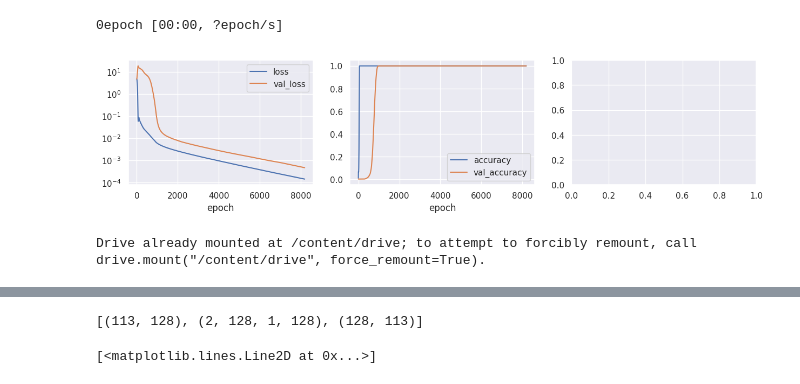
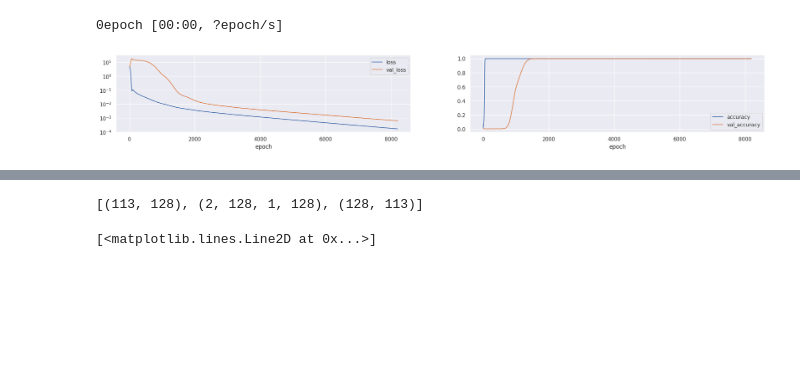
Before and after one commit to FriedChips/dl_basics, a Jupyter notebook: experiments/modulo_arithmetic.ipynb, the cells around one changed output, grey strips where cells are left out. Saved outputs shown, nothing was run; the diff lists cells and outputs as text; code cells hidden in the pictures; blank space fills up the shorter version.

```diff
--- a/experiments/modulo_arithmetic.ipynb
+++ b/experiments/modulo_arithmetic.ipynb
@@ -158,5 +161,5 @@ To enable them in other operations, rebuild TensorFlow with the appropriate comp
 # %%
-NUM_EPOCHS = 1024*6
+NUM_EPOCHS = 1024*8
 #lr_sched = utils.Schedule_ExpCos_Segments([[-3,-3, NUM_EPOCHS]])
 
 history = model.fit(
@@ -174,17 +177,15 @@ run.update_history(history)
 # %% [output]
 0epoch [00:00, ?epoch/s]
 # %%
-fig, axs = plt.subplots(1,3, figsize=(15,3))
+fig, axs = plt.subplots(1,2, figsize=(25,3))
 
 sns.lineplot(data=run.history[["loss", "val_loss"]], ax=axs[0], dashes=False);
 axs[0].set_yscale("log");
 
 sns.lineplot(data=run.history[["accuracy", "val_accuracy"]], ax=axs[1], dashes=False);
 #axs[1].set_ylim(0,0.2);
-
-#sns.lineplot(data=run.history[["lr"]], ax=axs[2], dashes=False);
 # %% [output]
-[figure, old version]
+[figure, new version]
 # %%
 model.compile(
     loss = "mse",
@@ -195,9 +196,3 @@ model.compile(
 run.save_state(os.path.join(OUTPUT_DIR, P["run_dir"]), P, model)
 # %%
 #P, model = run.load_state("../output/gru_01-230407-220913")
-# %%
-from google.colab import drive
-drive.mount('/content/drive')
-OUTPUT_DIR = "/content/drive/MyDrive/"
-# %% [output]
-Drive already mounted at /content/drive; to attempt to forcibly remount, call drive.mount("/content/drive", force_remount=True).
```
Also changed, not shown: parts of 4 cells of this notebook.
